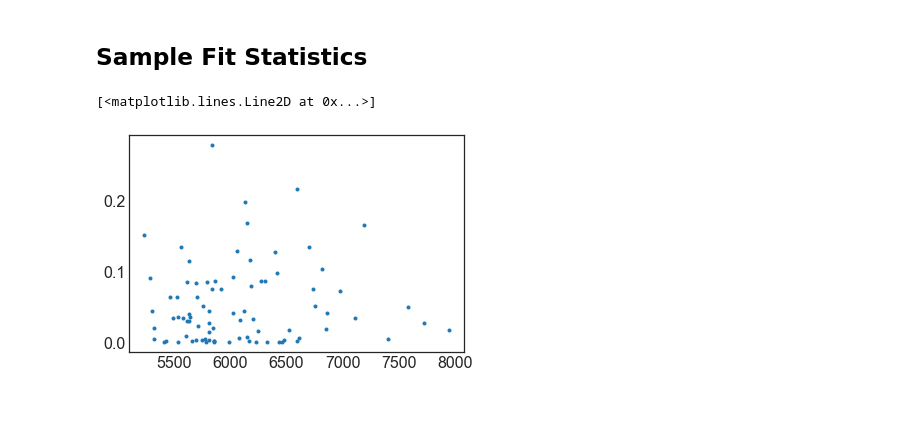
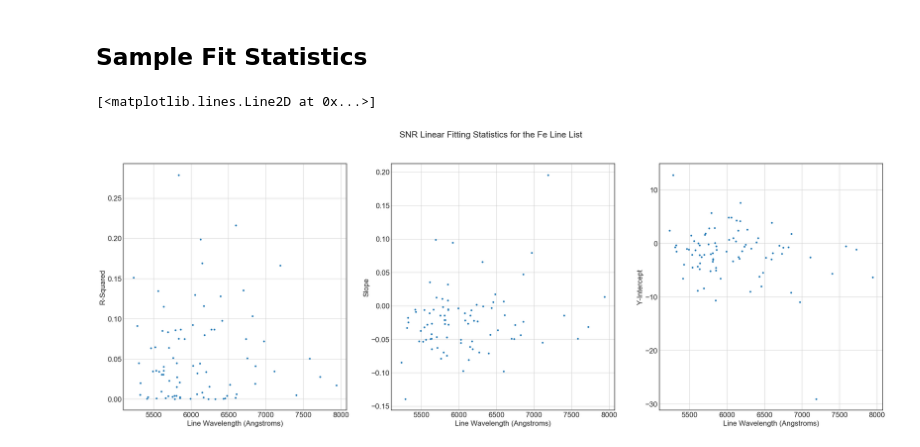
Before and after one commit to jkcarlberg/redgiant_planethosts, a Jupyter notebook: snr_v_lowercut.ipynb, the cells around one changed output. Saved outputs shown, nothing was run; the diff lists cells and outputs as text; code cells hidden in the pictures; blank space fills up the shorter version.

```diff
--- a/snr_v_lowercut.ipynb
+++ b/snr_v_lowercut.ipynb
@@ -458,8 +458,24 @@ for line in line_list:
     fit_m.append(coeffs[0])
     fit_b.append(coeffs[1])
     lines.append(line) #neccesary for skipped lines
-# %%
-plt.plot(lines, fit_rsqrd,'.')
-# %% [output]
-[<matplotlib.lines.Line2D at 0x...>]
-[figure, removed]
+# %%
+fig, ax = plt.subplots(1,3,figsize=(30,10), dpi = 100)
+fig.suptitle("SNR Linear Fitting Statistics for the Fe Line List")
+
+ax[0].grid()
+ax[0].set_ylabel("R-Squared")
+ax[0].set_xlabel("Line Wavelength (Angstroms)")
+ax[0].plot(lines, fit_rsqrd, '.')
+
+ax[1].grid()
+ax[1].set_ylabel("Slope")
+ax[1].set_xlabel("Line Wavelength (Angstroms)")
+ax[1].plot(lines, fit_m, '.')
+
+ax[2].grid()
+ax[2].set_ylabel("Y-Intercept")
+ax[2].set_xlabel("Line Wavelength (Angstroms)")
+ax[2].plot(lines, fit_b, '.')
+# %% [output]
+[<matplotlib.lines.Line2D at 0x...>]
+[figure, added]
```
Also changed, not shown: parts of 2 cells of this notebook.
